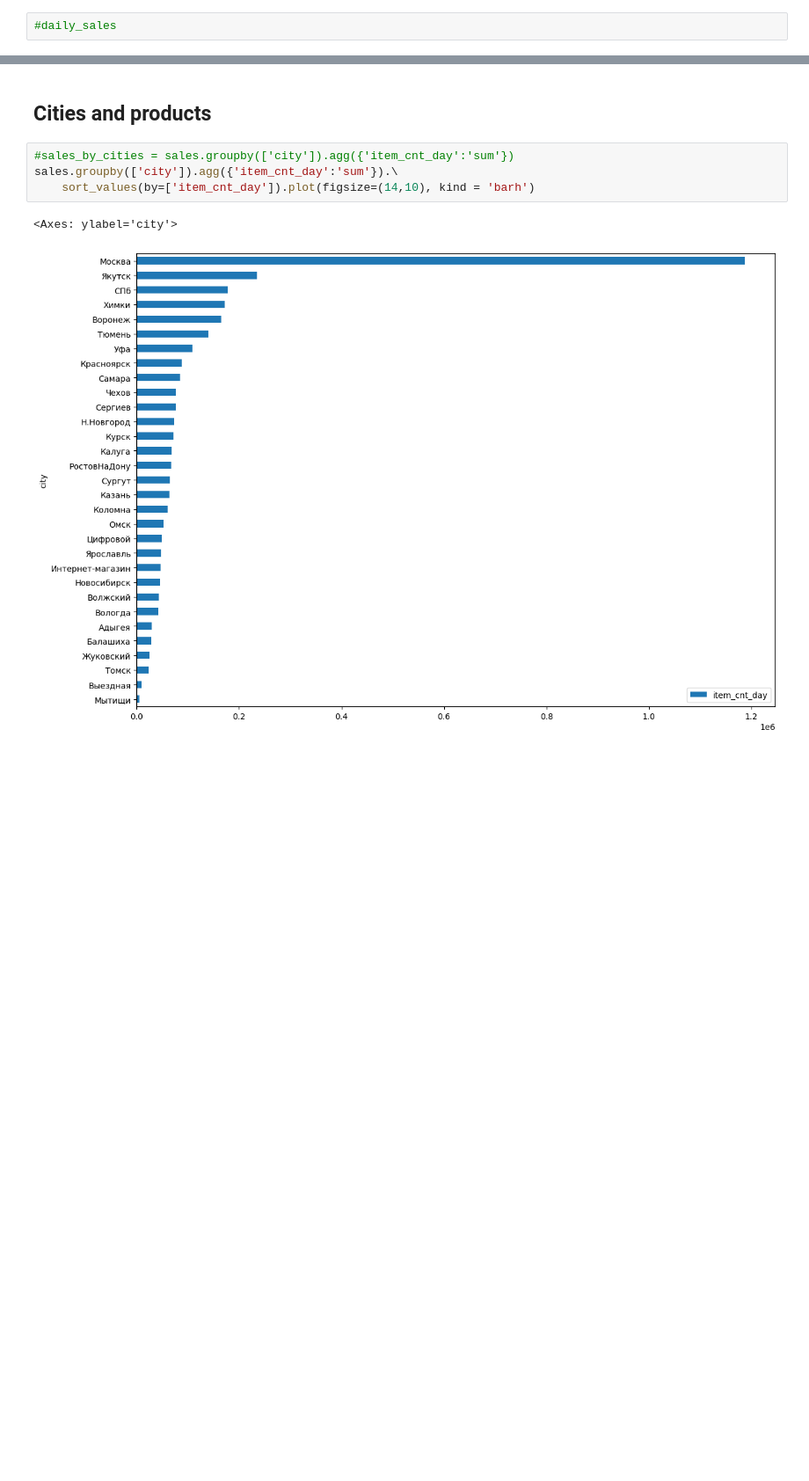
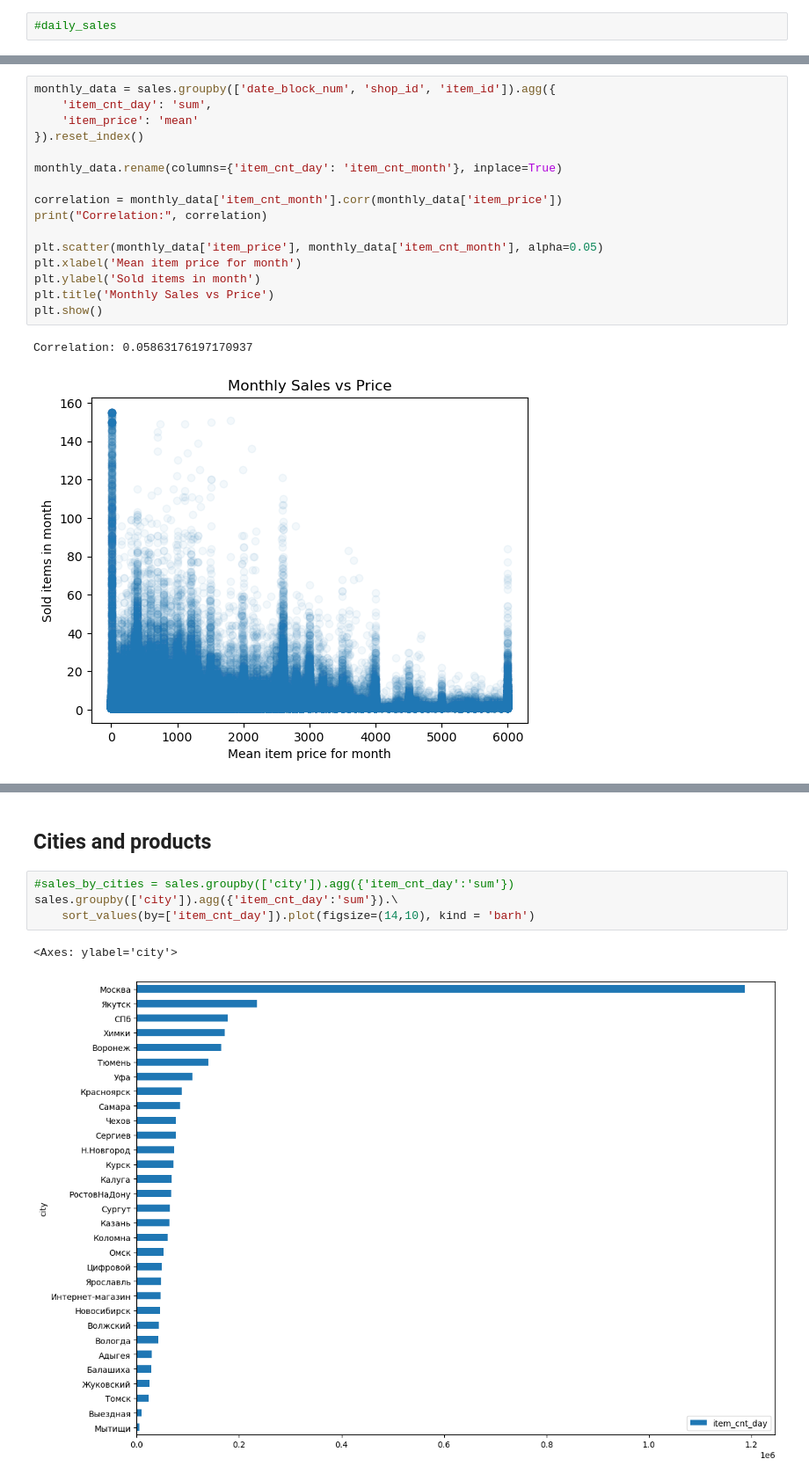
Before and after one commit to MarianSlassi/future_sales_prediction, a Jupyter notebook: notebooks/dqc_etl_structurised.ipynb, the cells around one changed output, grey strips where cells are left out. Shown at 88% size. Cells and saved outputs as stored; diff of their text form; blank space fills up the shorter version.

```diff
--- a/notebooks/dqc_etl_structurised.ipynb
+++ b/notebooks/dqc_etl_structurised.ipynb
@@ -571,0 +632,19 @@ Seems we have reversed correlation. As higher price, as lower amount of products
+# %%
+monthly_data = sales.groupby(['date_block_num', 'shop_id', 'item_id']).agg({
+    'item_cnt_day': 'sum',
+    'item_price': 'mean'
+}).reset_index()
+
+monthly_data.rename(columns={'item_cnt_day': 'item_cnt_month'}, inplace=True)
+
+correlation = monthly_data['item_cnt_month'].corr(monthly_data['item_price'])
+print("Correlation:", correlation)
+
+plt.scatter(monthly_data['item_price'], monthly_data['item_cnt_month'], alpha=0.05)
+plt.xlabel('Mean item price for month')
+plt.ylabel('Sold items in month')
+plt.title('Monthly Sales vs Price')
+plt.show()
+# %% [output]
+Correlation: 0.05863176197170937
+[figure, added]
```
Also changed, not shown: parts of 56 cells of this notebook.
